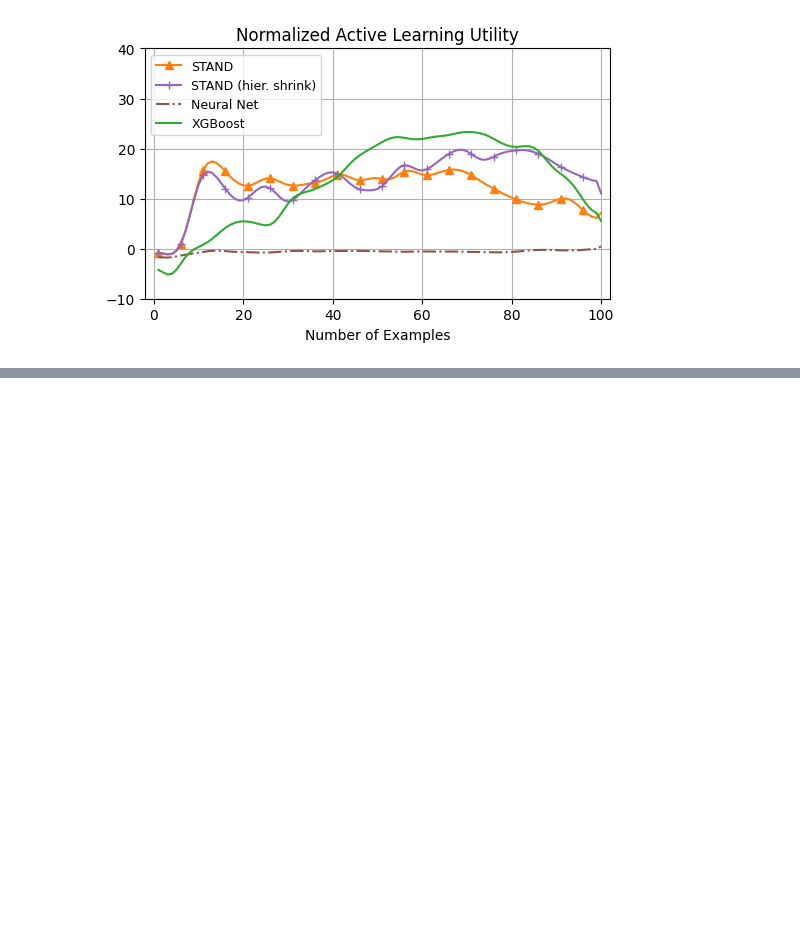
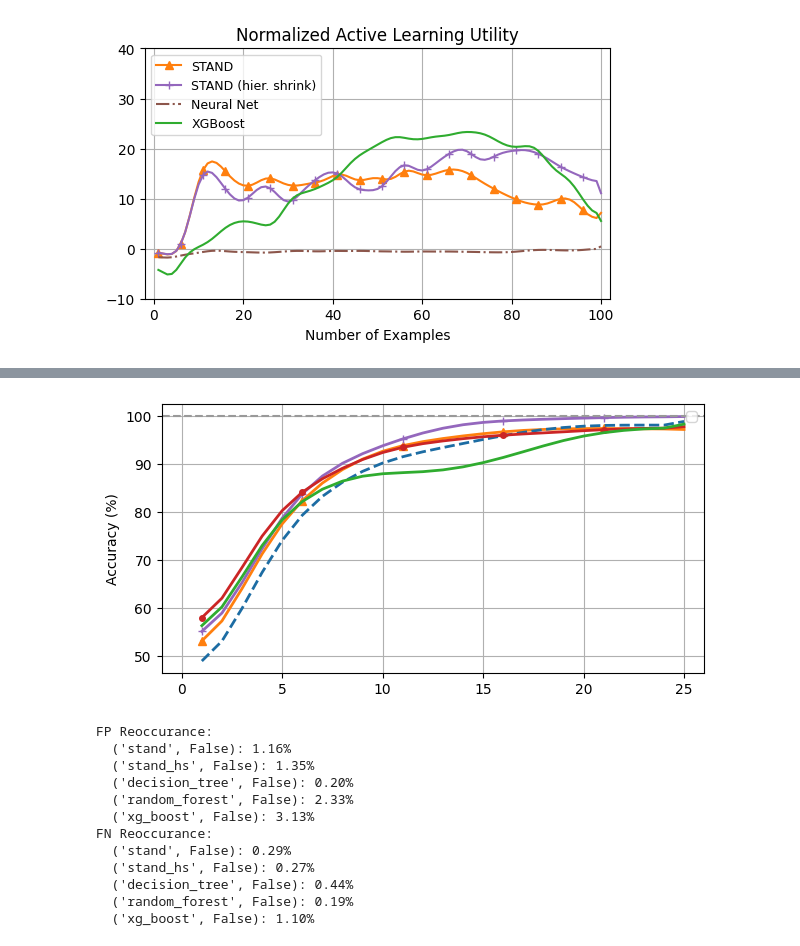
Before and after one commit to DannyWeitekamp/stand_eval, a Jupyter notebook: Sim Plots.ipynb, the cells around one changed output, grey strips where cells are left out. Cells and saved outputs as stored; diff of their text form; code cells hidden in the pictures; blank space fills up the shorter version.

```diff
--- a/Sim Plots.ipynb
+++ b/Sim Plots.ipynb
@@ -557,0 +845,27 @@ TypeError: gen_synthetic_dnf_data() got an unexpected keyword argument 'neg_conj
+# %%
+# Fractions
+plot_stat( stats_by_cond(frac_conditions, "completeness"),
+           None, x_lim = (-1,26), h_line=100, show_active=False,
+           x_label = "", y_label="Accuracy (%)")#, save_name="acc")
+
+
+
+print_stats(stats_by_cond(frac_conditions, "total_FP_reocc"), title="FP Reoccurance", big_better=False)
+print_stats(stats_by_cond(frac_conditions, "total_FN_reocc"), title="FN Reoccurance", big_better=False)
+
+
+#print_stats(stat_sets_by_model, "total_FP_reocc", "Total Omission Reoccurance", False)
+# %% [output]
+[figure, added]
+FP Reoccurance:
+  ('stand', False): 1.16%
+  ('stand_hs', False): 1.35%
+  ('decision_tree', False): 0.20%
+  ('random_forest', False): 2.33%
+  ('xg_boost', False): 3.13%
+FN Reoccurance:
+  ('stand', False): 0.29%
+  ('stand_hs', False): 0.27%
+  ('decision_tree', False): 0.44%
+  ('random_forest', False): 0.19%
+  ('xg_boost', False): 1.10%
```
Also changed, not shown: parts of 12 cells of this notebook, 17 other files.
